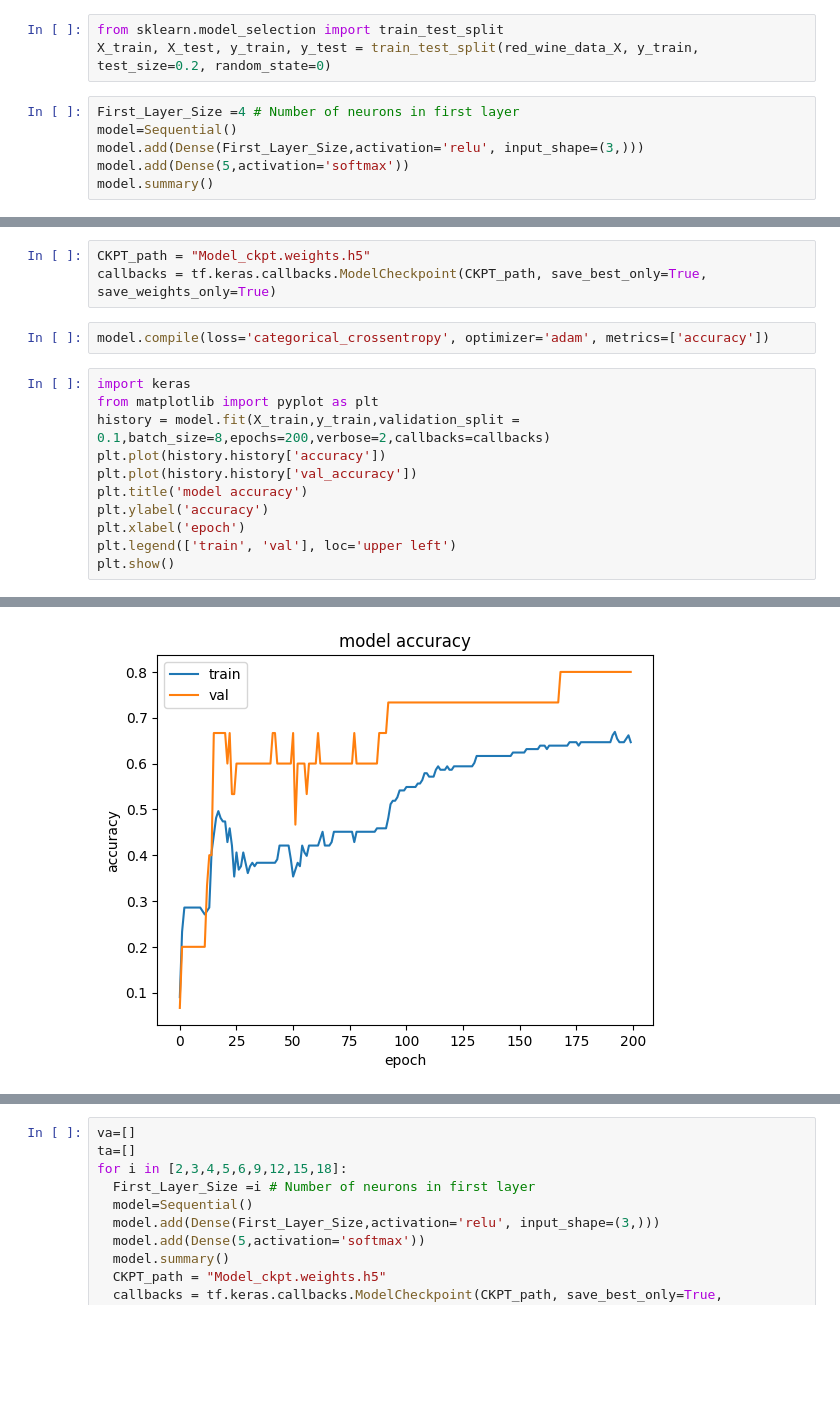
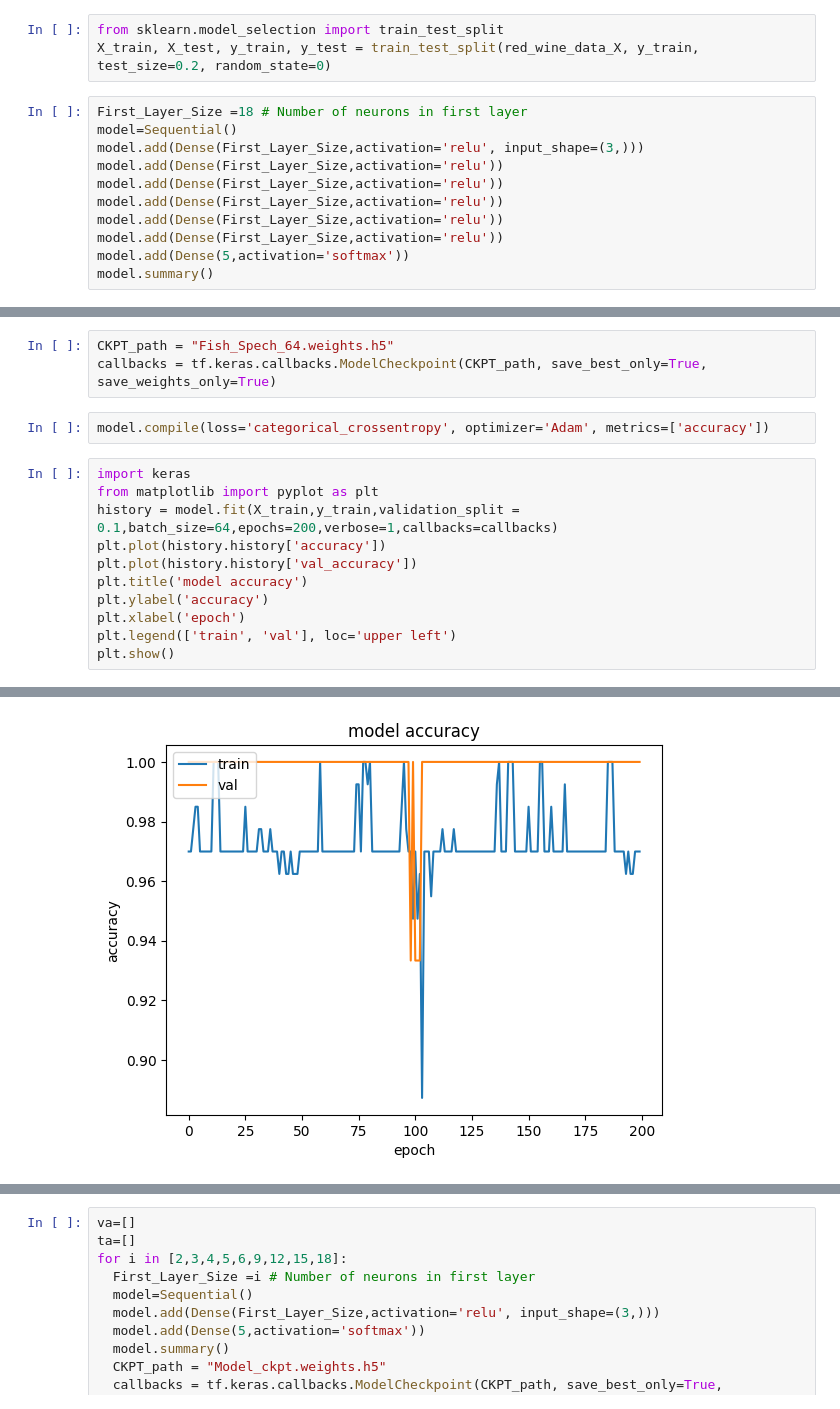
Before and after one commit to vvrgit/Aquaculture, a Jupyter notebook: Aquaculture_DNN_Spec.ipynb, the cells around one changed output, grey strips where cells are left out. Cells and saved outputs as stored; diff of their text form; blank space fills up the shorter version.

```diff
--- a/Aquaculture_DNN_Spec.ipynb
+++ b/Aquaculture_DNN_Spec.ipynb
@@ -822,9 +822,14 @@ print(y_train)
 from sklearn.model_selection import train_test_split
 X_train, X_test, y_train, y_test = train_test_split(red_wine_data_X, y_train, test_size=0.2, random_state=0)
 # %%
-First_Layer_Size =4 # Number of neurons in first layer
+First_Layer_Size =18 # Number of neurons in first layer
 model=Sequential()
 model.add(Dense(First_Layer_Size,activation='relu', input_shape=(3,)))
+model.add(Dense(First_Layer_Size,activation='relu'))
+model.add(Dense(First_Layer_Size,activation='relu'))
+model.add(Dense(First_Layer_Size,activation='relu'))
+model.add(Dense(First_Layer_Size,activation='relu'))
+model.add(Dense(First_Layer_Size,activation='relu'))
 model.add(Dense(5,activation='softmax'))
 model.summary()
 # %% [output]
@@ -841,13 +856,13 @@ Model: "sequential_2"
  Non-trainable params: 0 (0.00 B)
 # %%
-CKPT_path = "Model_ckpt.weights.h5"
+CKPT_path = "Fish_Spech_64.weights.h5"
 callbacks = tf.keras.callbacks.ModelCheckpoint(CKPT_path, save_best_only=True, save_weights_only=True)
 # %%
-model.compile(loss='categorical_crossentropy', optimizer='adam', metrics=['accuracy'])
+model.compile(loss='categorical_crossentropy', optimizer='Adam', metrics=['accuracy'])
 # %%
 import keras
 from matplotlib import pyplot as plt
-history = model.fit(X_train,y_train,validation_split = 0.1,batch_size=8,epochs=200,verbose=2,callbacks=callbacks)
+history = model.fit(X_train,y_train,validation_split = 0.1,batch_size=64,epochs=200,verbose=1,callbacks=callbacks)
 plt.plot(history.history['accuracy'])
 plt.plot(history.history['val_accuracy'])
 plt.title('model accuracy')
@@ -876 +891 @@ Epoch 200/200
-[figure, old version]
+[figure, new version]
```
Also changed, not shown: parts of 22 cells of this notebook.
